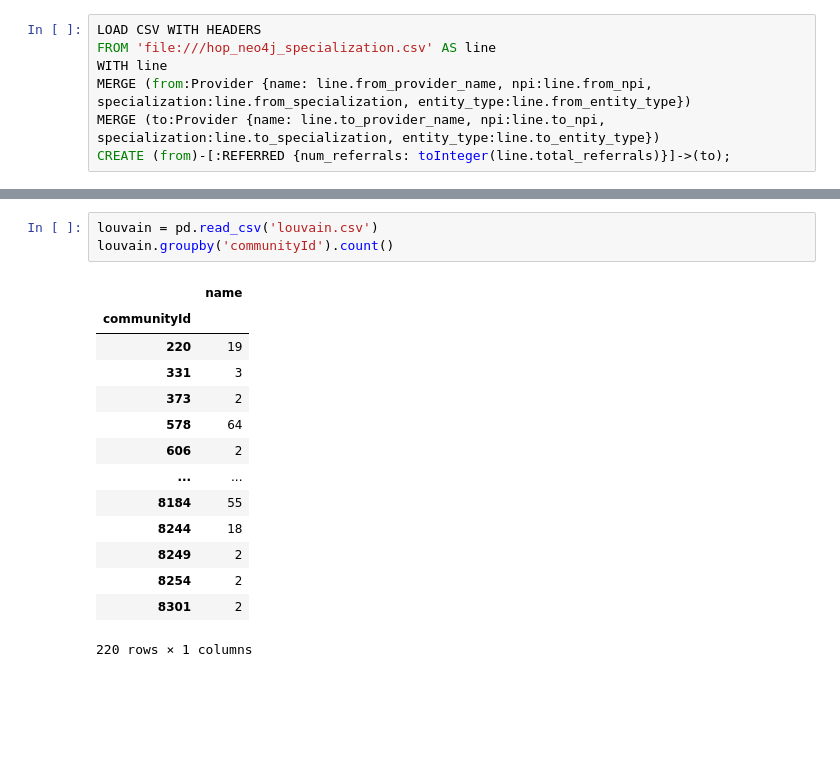
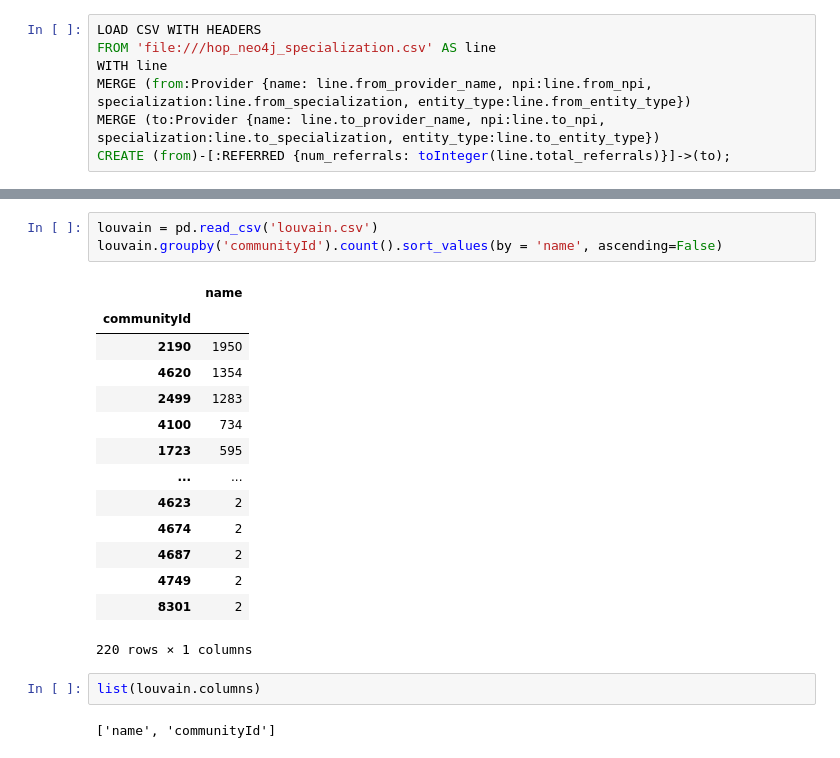
Before and after one commit to tomoumer/hop_team-the-hindenburgs, a Jupyter notebook: Neo4j_data.ipynb, the cells around one changed output, grey strips where cells are left out. Cells and saved outputs as stored; diff of their text form; blank space fills up the shorter version.

```diff
--- a/Neo4j_data.ipynb
+++ b/Neo4j_data.ipynb
@@ -136,18 +222,22 @@ ORDER BY name ASC
 # %%
 louvain = pd.read_csv('louvain.csv')
-louvain.groupby('communityId').count()
+louvain.groupby('communityId').count().sort_values(by = 'name', ascending=False)
 # %% [output]
 |  | name |
 | communityId |  |
-| 220 | 19 |
-| 331 | 3 |
-| 373 | 2 |
-| 578 | 64 |
-| 606 | 2 |
+| 2190 | 1950 |
+| 4620 | 1354 |
+| 2499 | 1283 |
+| 4100 | 734 |
+| 1723 | 595 |
 | ... | ... |
-| 8184 | 55 |
-| 8244 | 18 |
-| 8249 | 2 |
-| 8254 | 2 |
+| 4623 | 2 |
+| 4674 | 2 |
+| 4687 | 2 |
+| 4749 | 2 |
 | 8301 | 2 |
 220 rows × 1 columns
+# %%
+list(louvain.columns)
+# %% [output]
+['name', 'communityId']
```
Also changed, not shown: parts of 13 cells of this notebook, 5 other files.
